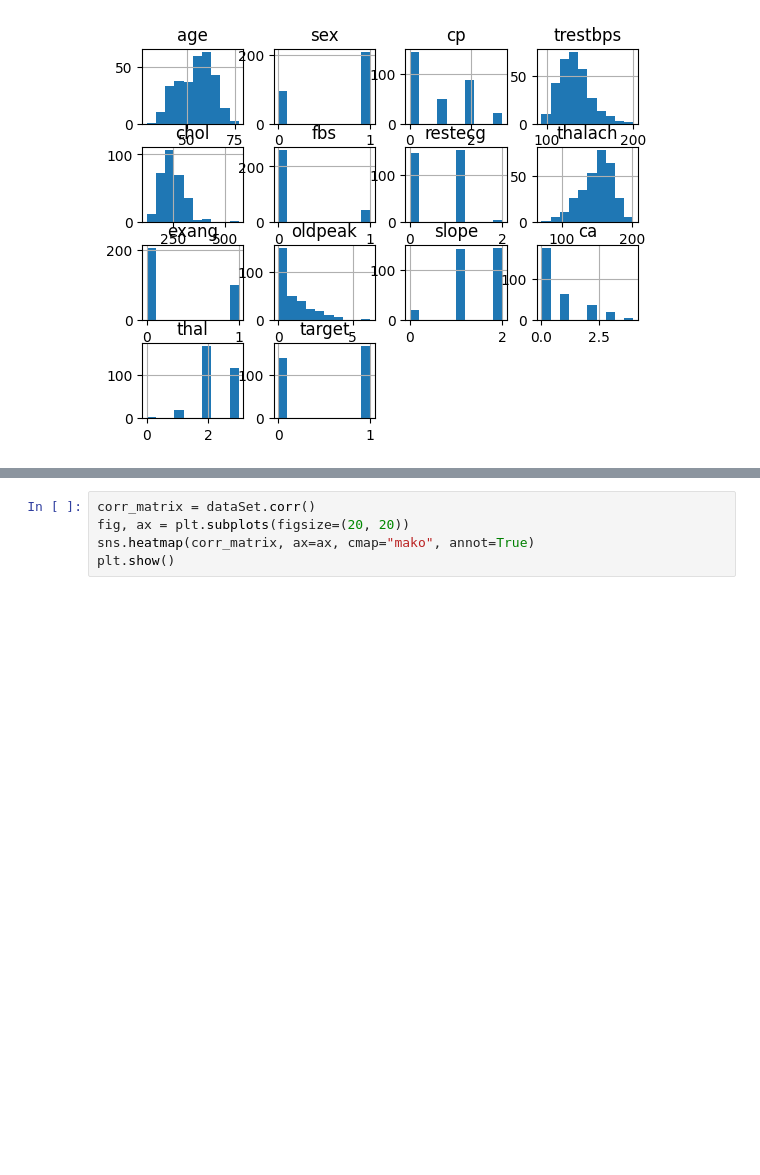
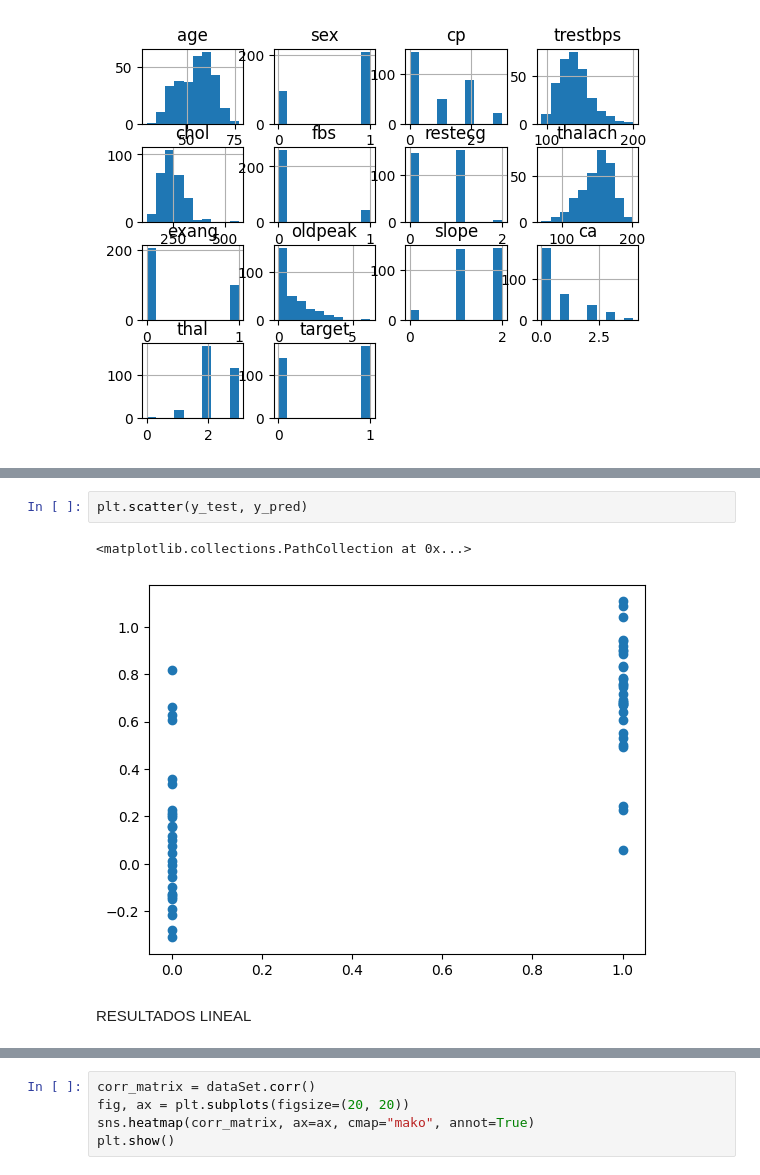
Before and after one commit to gabofrid/trabajos-chona---2024, a Jupyter notebook: trabajo 1/clase.ipynb, the cells around one changed output, grey strips where cells are left out. Cells and saved outputs as stored; diff of their text form; blank space fills up the shorter version.

```diff
--- a/trabajo 1/clase.ipynb
+++ b/trabajo 1/clase.ipynb
@@ -129,0 +90,7 @@ plt.show()
+# %%
+plt.scatter(y_test, y_pred)
+# %% [output]
+<matplotlib.collections.PathCollection at 0x...>
+[figure, added]
+# %% [markdown]
+RESULTADOS LINEAL
```
Also changed, not shown: parts of 21 cells of this notebook.
